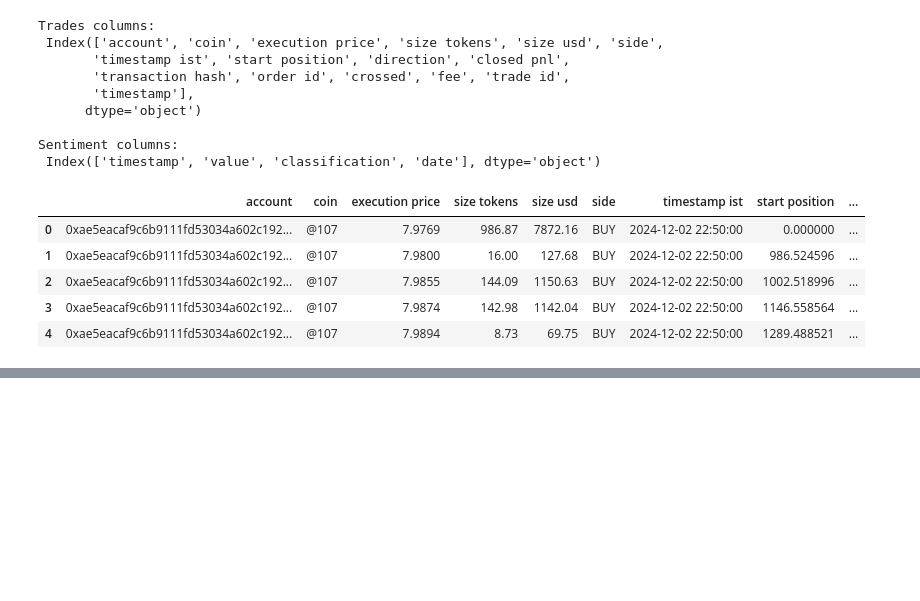
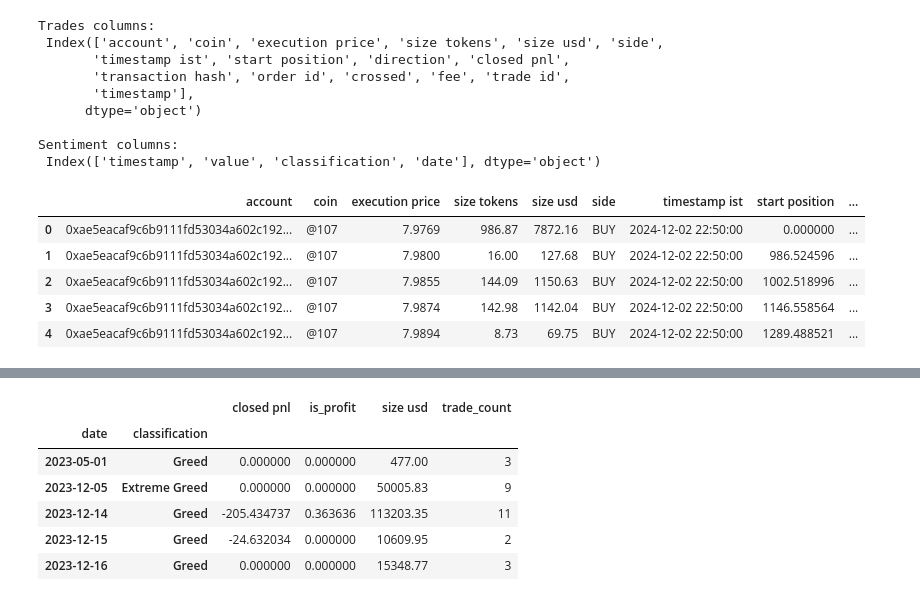
Before and after one commit to Lavanyasrivastav/trade_relation, a Jupyter notebook: trade.ipynb, the cells around one changed output, grey strips where cells are left out. Saved outputs shown, nothing was run; the diff lists cells and outputs as text; code cells hidden in the pictures; blank space fills up the shorter version.

```diff
--- a/trade.ipynb
+++ b/trade.ipynb
@@ -212,0 +232,17 @@ Name: closed pnl, dtype: float64
+# %%
+daily_metrics = df.groupby(['date', 'classification']).agg({
+    'closed pnl': 'sum',
+    'is_profit': 'mean',
+    'size usd': 'sum',
+    'account': 'count'
+}).rename(columns={'account': 'trade_count'})
+
+daily_metrics.head()
+# %% [output]
+|  |  | closed pnl | is_profit | size usd | trade_count |
+| date | classification |  |  |  |  |
+| 2023-05-01 | Greed | 0.000000 | 0.000000 | 477.00 | 3 |
+| 2023-12-05 | Extreme Greed | 0.000000 | 0.000000 | 50005.83 | 9 |
+| 2023-12-14 | Greed | -205.434737 | 0.363636 | 113203.35 | 11 |
+| 2023-12-15 | Greed | -24.632034 | 0.000000 | 10609.95 | 2 |
+| 2023-12-16 | Greed | 0.000000 | 0.000000 | 15348.77 | 3 |
```
Also changed, not shown: parts of 14 cells of this notebook.
